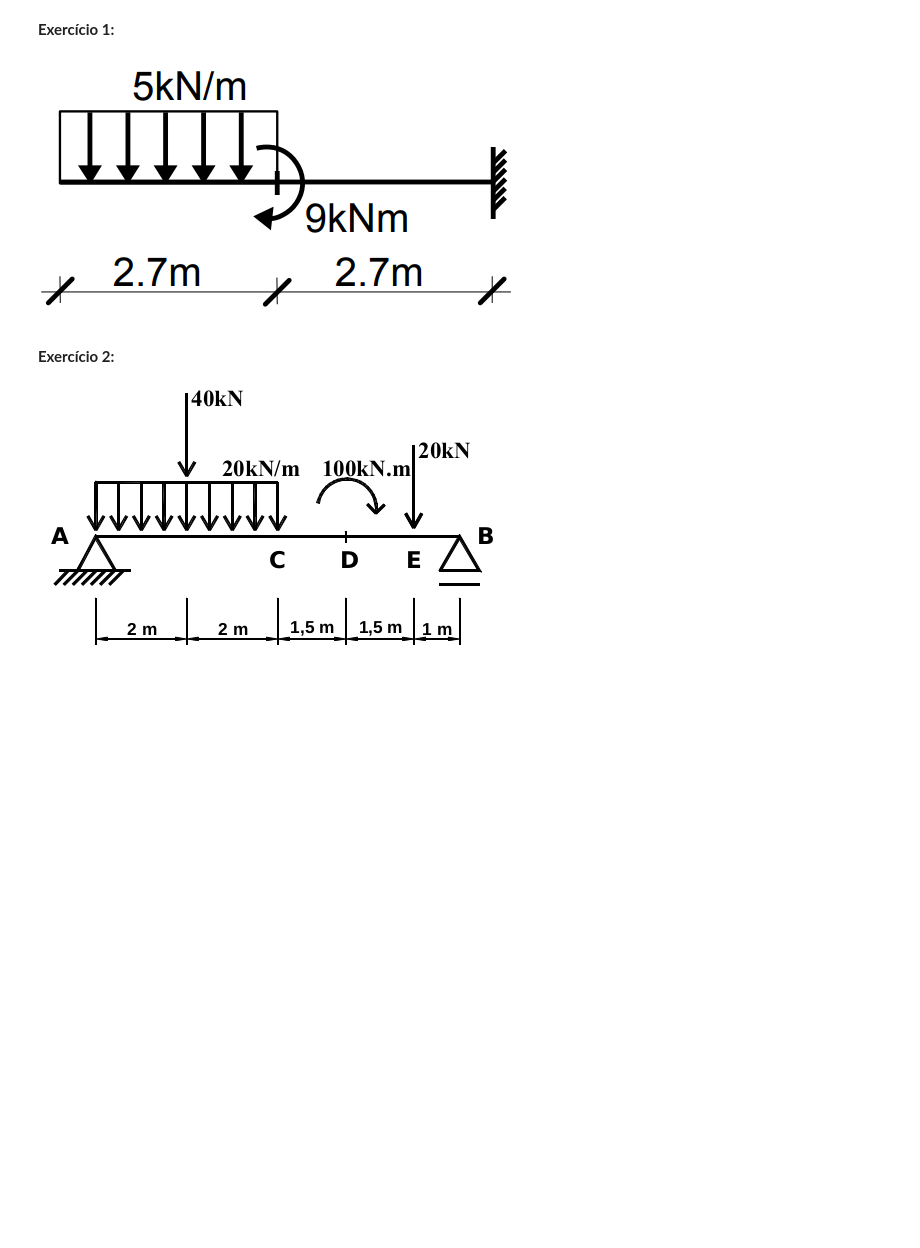
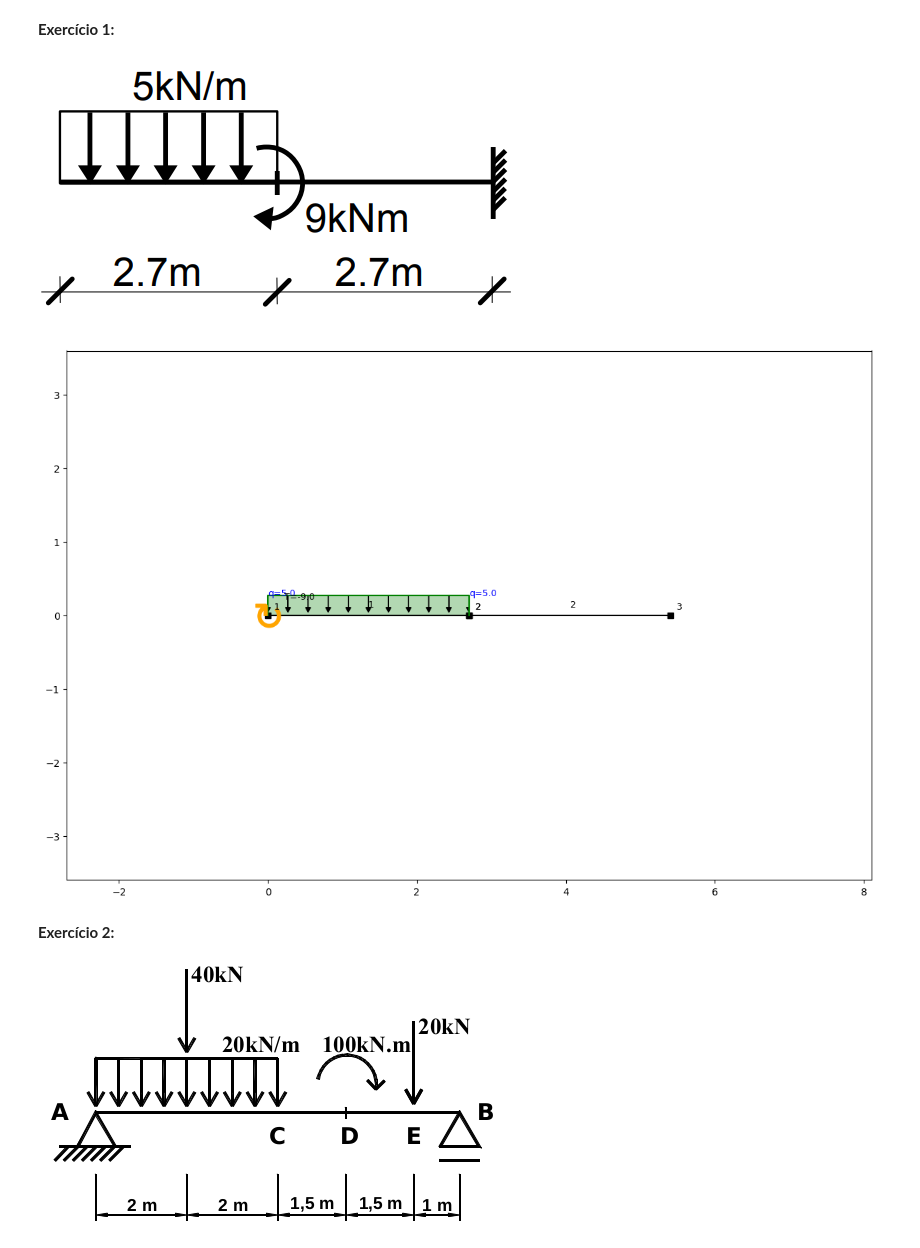
Before and after one commit to isabela1s/coins_counter, a Jupyter notebook: MAC019_AULA08.ipynb, the cells around one changed output. Saved outputs shown, nothing was run; the diff lists cells and outputs as text; code cells hidden in the pictures; blank space fills up the shorter version.

```diff
--- a/MAC019_AULA08.ipynb
+++ b/MAC019_AULA08.ipynb
@@ -91,6 +91,38 @@ ss.show_bending_moment()
 **Exercício 1:**
 
 ![Captura de tela de 2025-05-13 20-57-20.png](embedded-picture-1)
+# %%
+# SOLUÇÃO 1:
+
+ss = SystemElements()
+
+# Definição dos elementos
+elements = [
+    [ [0, 0],   [2.7, 0] ], # elemento 1
+    [ [2.7, 0], [5.4, 0] ], # elemento 2
+    # [ [3.6, 0], [4.8, 0] ], # elemento 3
+   ]
+
+# Definição da viga
+for e in elements:
+  ss.add_element(location = e)
+
+# # Apoios
+# ss.add_support_hinged(node_id=2)
+# ss.add_support_roll(node_id=3, direction='x')
+
+# Carregamento
+ss.moment_load(node_id=1, Ty=-9)
+ss.q_load(q=-5, element_id=1, direction='element')
+# ss.point_load(node_id=4, Fy=-12)
+
+ss.show_structure()
+# ss.solve()
+# ss.show_reaction_force()
+# ss.show_shear_force()
+# ss.show_bending_moment()
+# %% [output]
+[figure, added]
 # %% [markdown]
 **Exercício 2:**
 
```
Also changed, not shown: parts of 2 cells of this notebook.
